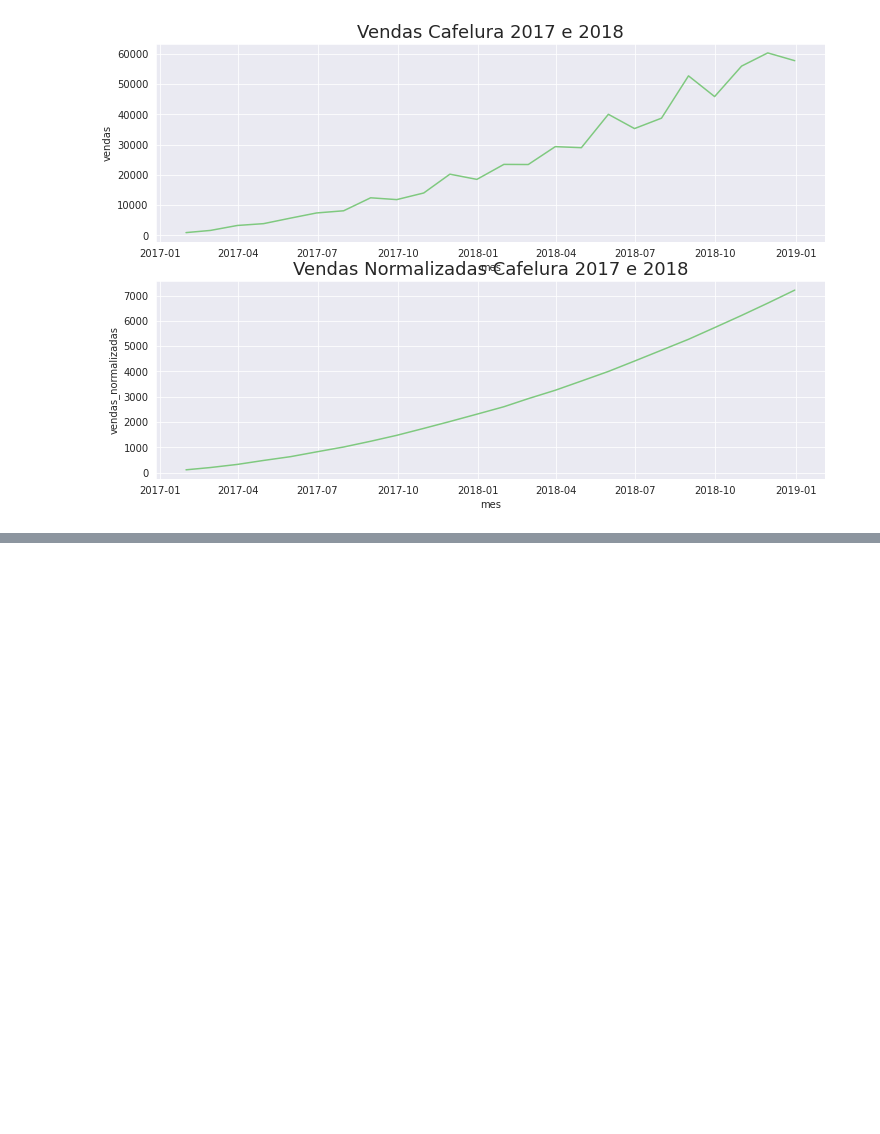
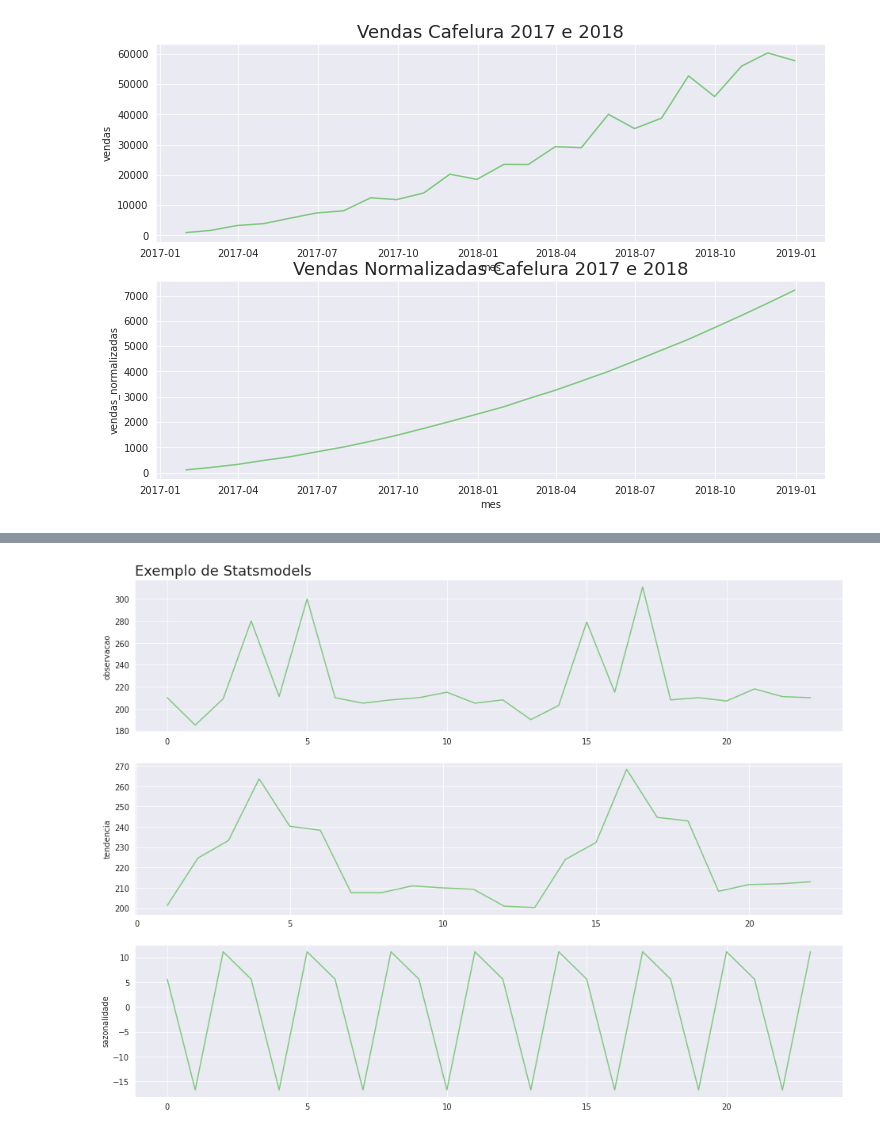
Before and after one commit to GabrielTB1/Time-Series, a Jupyter notebook: Time_Series.ipynb, the cells around one changed output, grey strips where cells are left out. Drawn from its saved outputs; the diff is of its cells as text; code cells hidden in the pictures; blank space fills up the shorter version.

```diff
--- a/Time_Series.ipynb
+++ b/Time_Series.ipynb
@@ -470,0 +485,9 @@ ax = ax
+# %%
+data = ({'observacao':observacao,
+         'tendencia':tendencia,
+         'sazonalidade':sazonalidade,
+         'ruido':ruido
+         })
+
+resultado = pd.DataFrame(data)
+resultado.head()
@@ -470,0 +501,4 @@ ax = ax
+# %%
+plot_comparacao(resultado.index,'observacao','tendencia','sazonalidade',resultado,'Exemplo de Statsmodels')
+# %% [output]
+[figure, added]
```
Also changed, not shown: parts of 11 cells of this notebook.
